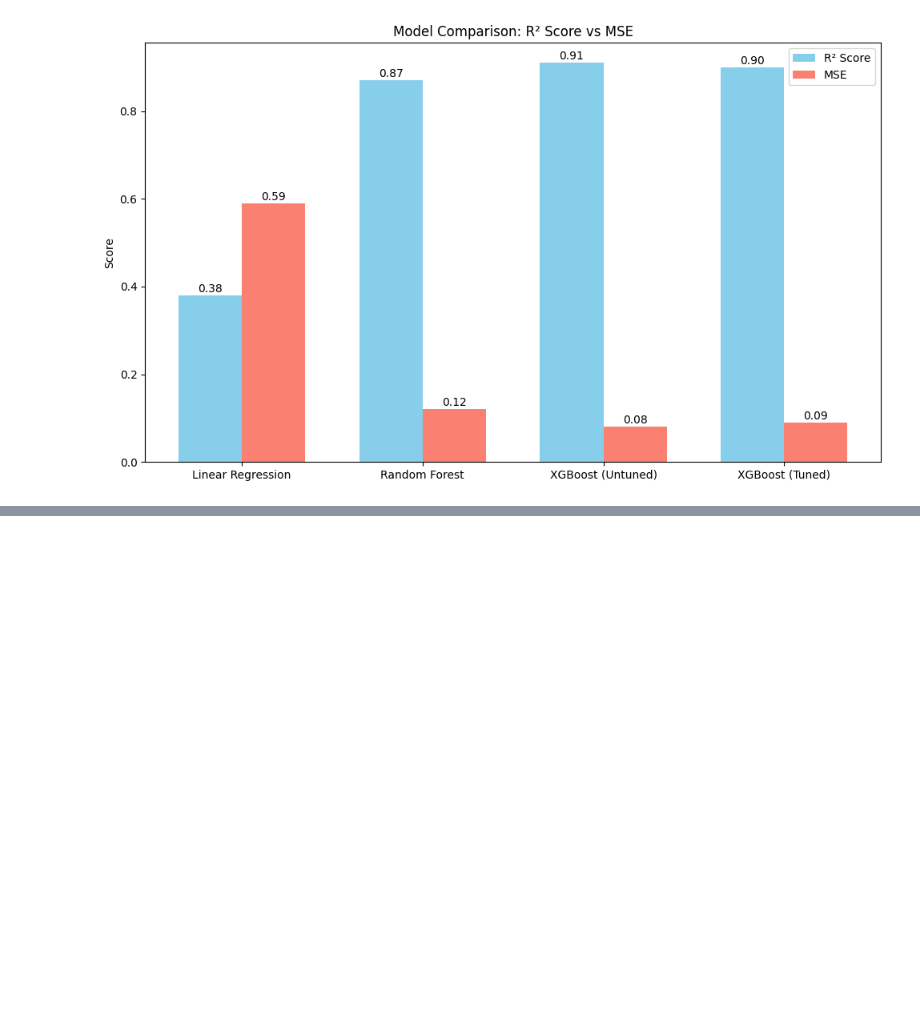
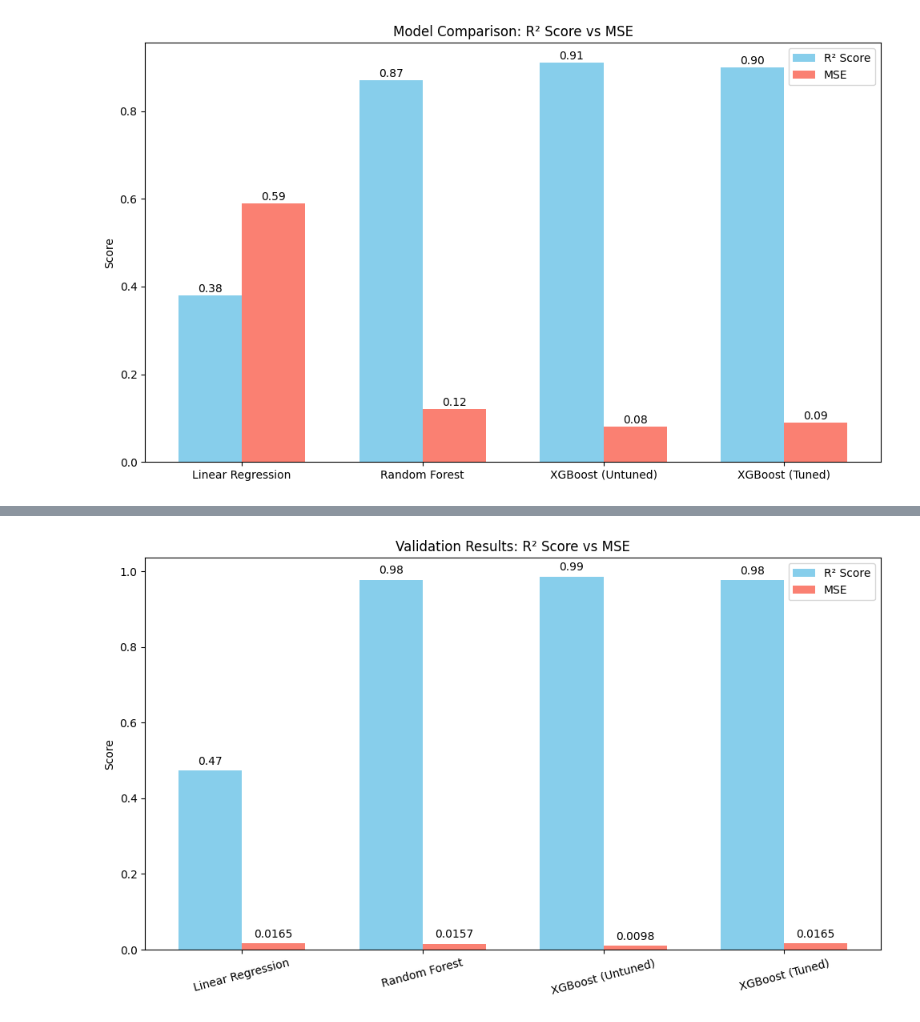
Before and after one commit to jithendranaidupothala/datascienceproject-23030594, a Jupyter notebook: datascienceproject.ipynb, the cells around one changed output, grey strips where cells are left out. Saved outputs shown, nothing was run; the diff lists cells and outputs as text; code cells hidden in the pictures; blank space fills up the shorter version.

```diff
--- a/datascienceproject.ipynb
+++ b/datascienceproject.ipynb
@@ -571,0 +698,40 @@ ValueError: Found input variables with inconsistent numbers of samples: [3021, 7
+# %%
+import matplotlib.pyplot as plt
+import numpy as np
+
+# Validation data
+models = ['Linear Regression', 'Random Forest', 'XGBoost (Untuned)', 'XGBoost (Tuned)']
+r2_scores = [0.4737, 0.9781, 0.9863, 0.9770]
+mse_scores = [0.0165, 0.0157, 0.0098, 0.0165]
+
+x = np.arange(len(models))
+width = 0.35
+
+fig, ax = plt.subplots(figsize=(10,6))
+bar1 = ax.bar(x - width/2, r2_scores, width, label='R² Score', color='skyblue')
+bar2 = ax.bar(x + width/2, mse_scores, width, label='MSE', color='salmon')
+
+# Labels and Title
+ax.set_ylabel('Score')
+ax.set_title('Validation Results: R² Score vs MSE')
+ax.set_xticks(x)
+ax.set_xticklabels(models, rotation=15)
+ax.legend()
+
+# Add value labels on top of bars
+def label_bars(bars, fmt):
+    for bar in bars:
+        height = bar.get_height()
+        ax.annotate(fmt.format(height),
+                    xy=(bar.get_x() + bar.get_width() / 2, height),
+                    xytext=(0, 3),
+                    textcoords="offset points",
+                    ha='center', va='bottom', fontsize=10)
+
+label_bars(bar1, '{:.2f}')
+label_bars(bar2, '{:.4f}')
+
+plt.tight_layout()
+plt.show()
+# %% [output]
+[figure, added]
```
Also changed, not shown: parts of 29 cells of this notebook.
